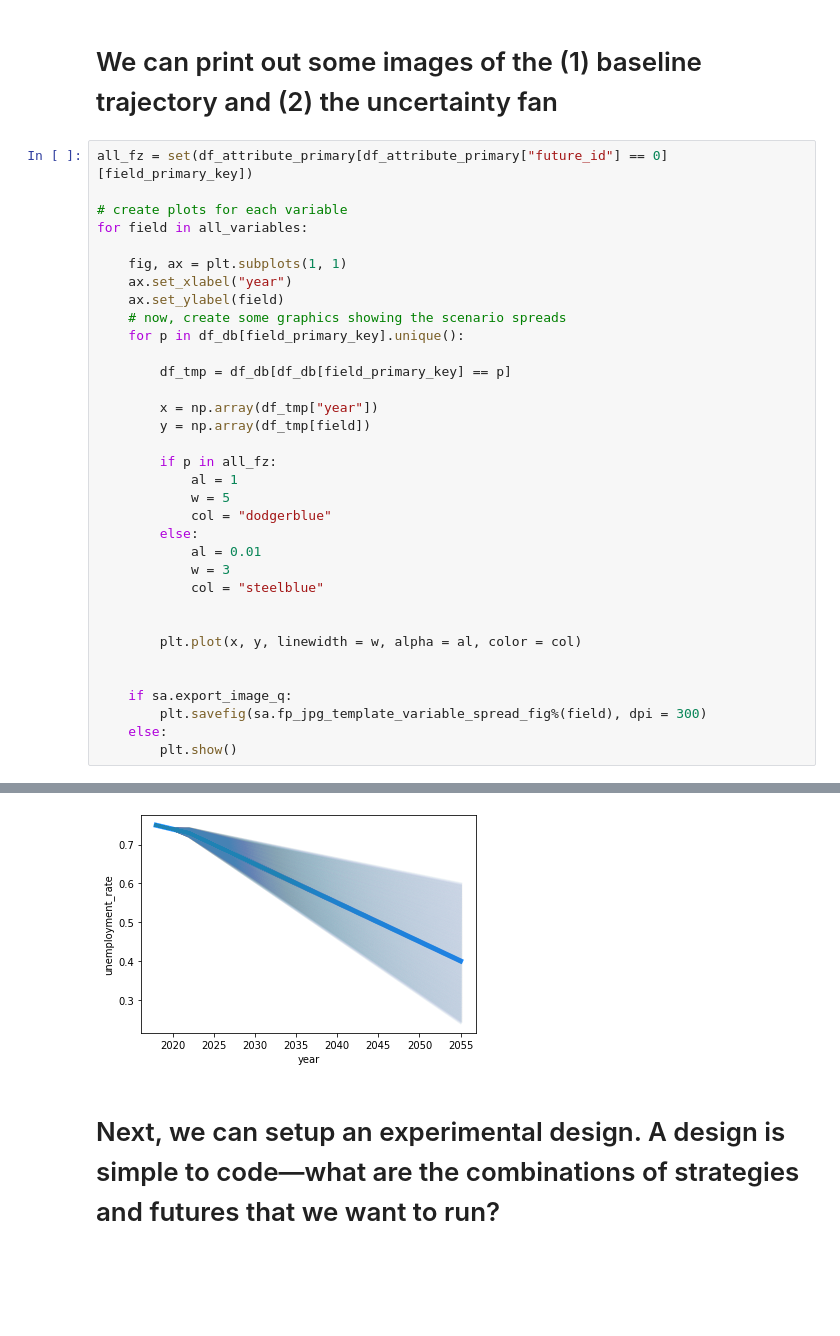
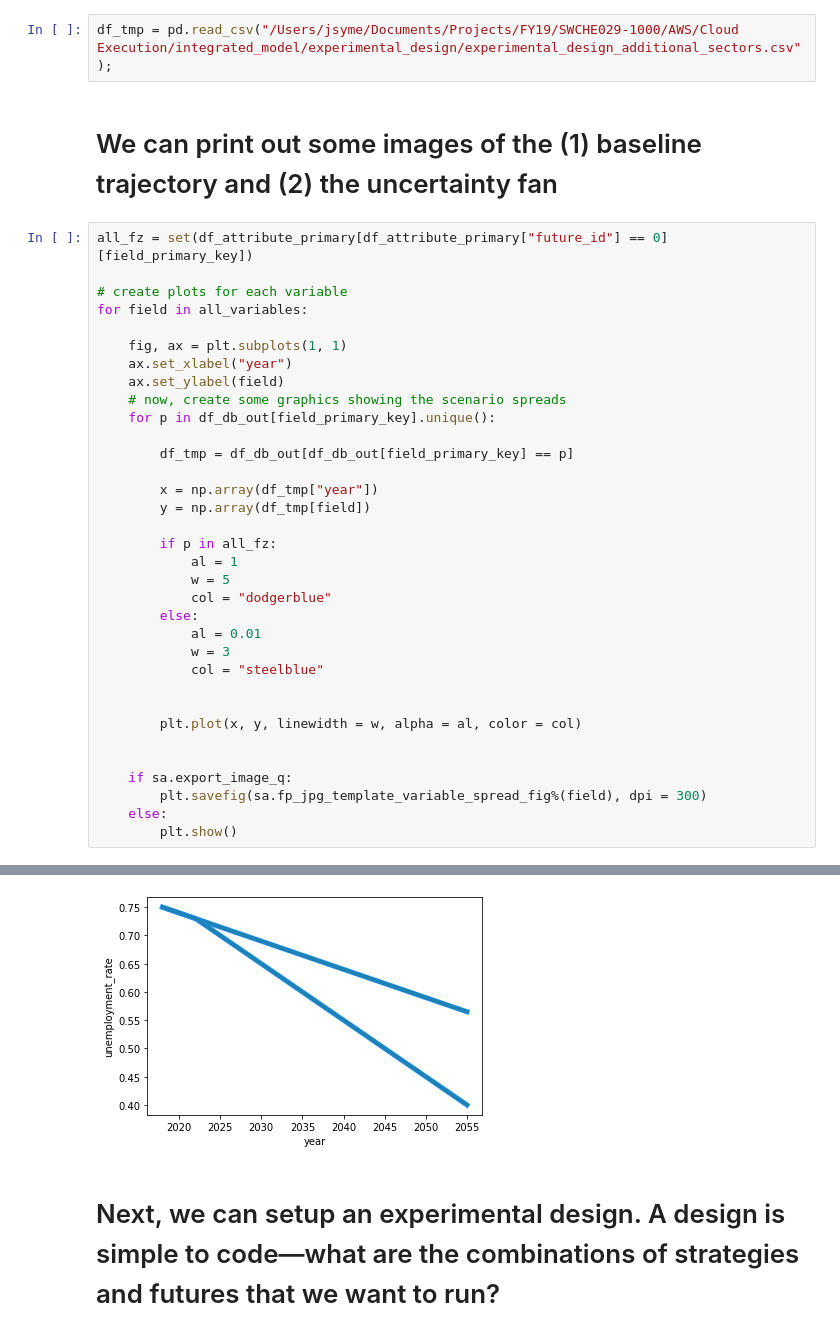
Before and after one commit to jcsyme/dmdu_scalable_computing_2023, a Jupyter notebook: workbooks/class_4/class_4-explore_lhs.ipynb, the cells around one changed output, grey strips where cells are left out. Drawn from its saved outputs; the diff is of its cells as text; blank space fills up the shorter version.

```diff
--- a/workbooks/class_4/class_4-explore_lhs.ipynb
+++ b/workbooks/class_4/class_4-explore_lhs.ipynb
@@ -260,4 +252,6 @@ df_db.to_csv(sa.fp_csv_out_input_database, index = None, encoding = "UTF-8")
 df_lhs.to_csv(sa.fp_csv_out_lhs_trials, index = None, encoding = "UTF-8")
+# %%
+df_tmp = pd.read_csv("/Users/jsyme/Documents/Projects/FY19/SWCHE029-1000/AWS/Cloud Execution/integrated_model/experimental_design/experimental_design_additional_sectors.csv");
 # %% [markdown]
 # We can print out some images of the (1) baseline trajectory and (2) the uncertainty fan
 # %%
@@ -270,9 +264,9 @@ for field in all_variables:
     ax.set_xlabel("year")
     ax.set_ylabel(field)
     # now, create some graphics showing the scenario spreads
-    for p in df_db[field_primary_key].unique():
+    for p in df_db_out[field_primary_key].unique():
 
-        df_tmp = df_db[df_db[field_primary_key] == p]
+        df_tmp = df_db_out[df_db_out[field_primary_key] == p]
 
         x = np.array(df_tmp["year"])
         y = np.array(df_tmp[field])
@@ -301,4 +295,4 @@ for field in all_variables:
-[figure, old version]
+[figure, new version]
 # %% [markdown]
 # Next, we can setup an experimental design. A design is simple to code—what are the combinations of strategies and futures that we want to run?
 # %%
```
Also changed, not shown: parts of 6 cells of this notebook, 26 other files.
